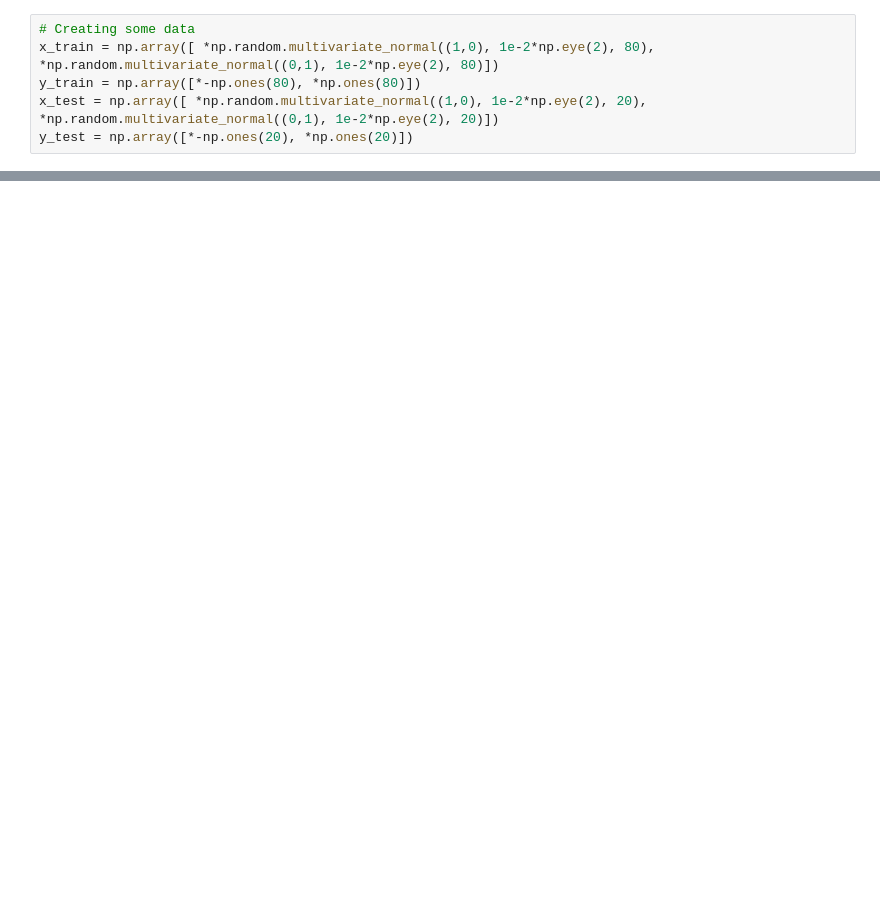
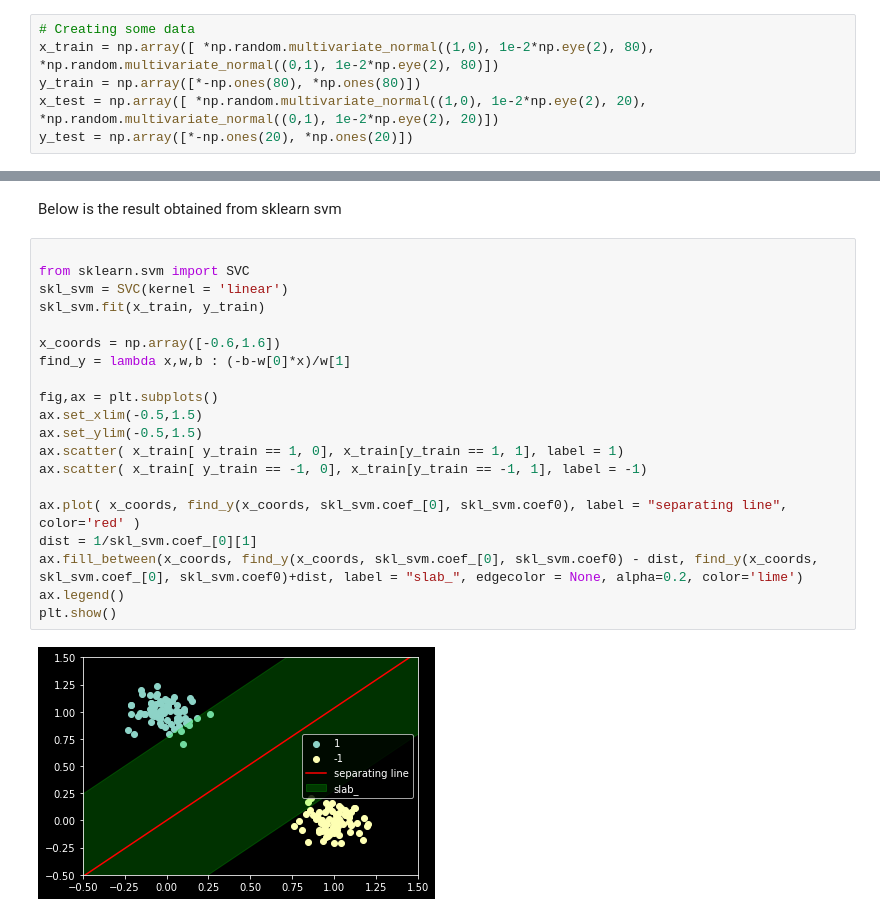
Before and after one commit to cmaspi/subgradient_method, a Jupyter notebook: code/svm_graphics.ipynb, the cells around one changed output, grey strips where cells are left out. Saved outputs shown, nothing was run; the diff lists cells and outputs as text; blank space fills up the shorter version.

```diff
--- a/code/svm_graphics.ipynb
+++ b/code/svm_graphics.ipynb
@@ -153,0 +40,24 @@ The model looks like
+# %% [markdown]
+Below is the result obtained from sklearn svm
+# %%
+
+from sklearn.svm import SVC
+skl_svm = SVC(kernel = 'linear')
+skl_svm.fit(x_train, y_train)
+
+x_coords = np.array([-0.6,1.6])
+find_y = lambda x,w,b : (-b-w[0]*x)/w[1]
+
+fig,ax = plt.subplots()
+ax.set_xlim(-0.5,1.5)
+ax.set_ylim(-0.5,1.5)
+ax.scatter( x_train[ y_train == 1, 0], x_train[y_train == 1, 1], label = 1)
+ax.scatter( x_train[ y_train == -1, 0], x_train[y_train == -1, 1], label = -1)
+
+ax.plot( x_coords, find_y(x_coords, skl_svm.coef_[0], skl_svm.coef0), label = "separating line", color='red' )
+dist = 1/skl_svm.coef_[0][1]
+ax.fill_between(x_coords, find_y(x_coords, skl_svm.coef_[0], skl_svm.coef0) - dist, find_y(x_coords, skl_svm.coef_[0], skl_svm.coef0)+dist, label = "slab_", edgecolor = None, alpha=0.2, color='lime')
+ax.legend()
+plt.show()
+# %% [output]
+[figure, added]
```
Also changed, not shown: parts of 16 cells of this notebook, 7 other files.
